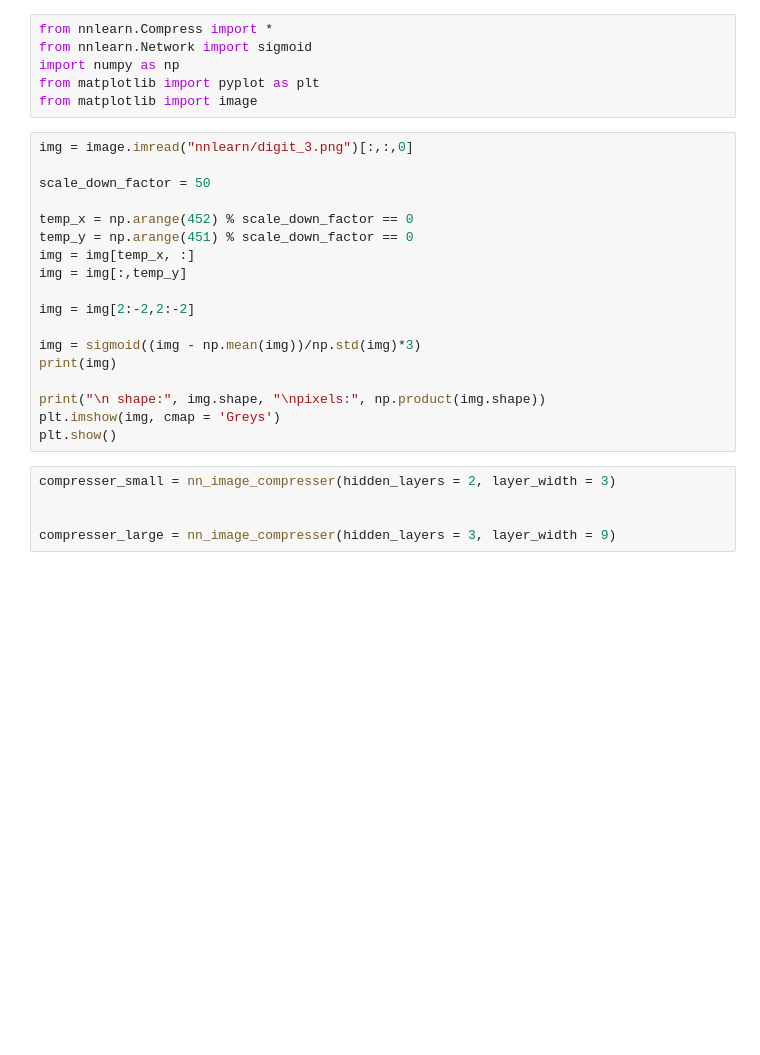
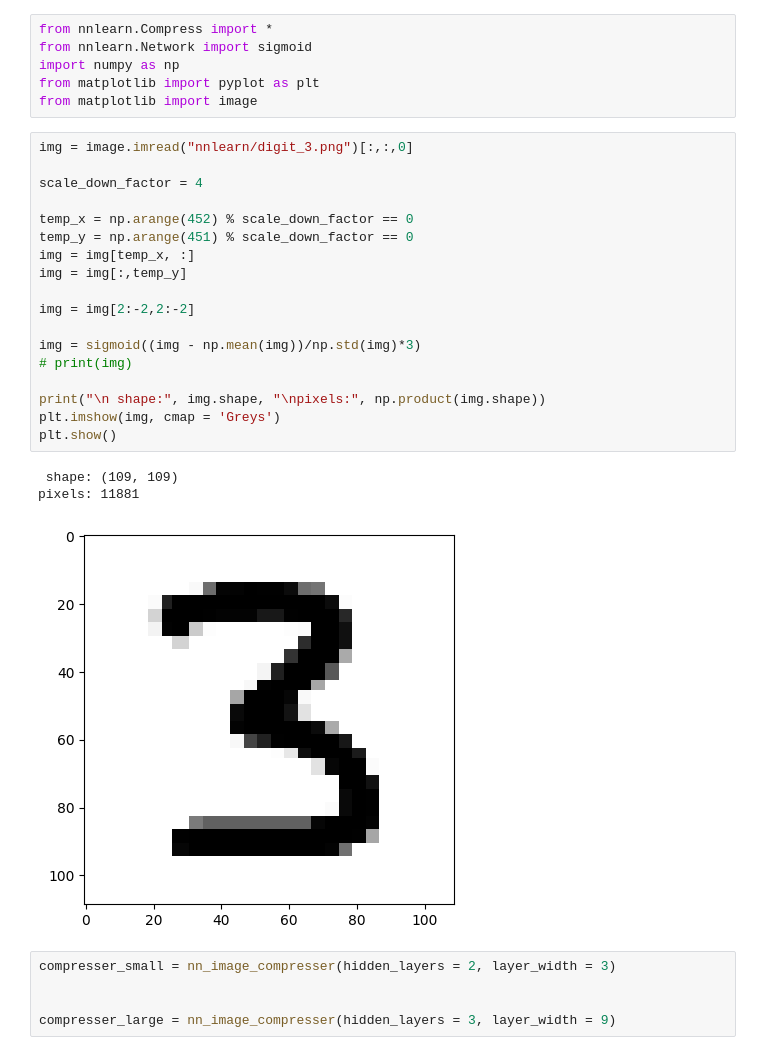
Before and after one commit to morganhawkins/NeuralNetwork, a Jupyter notebook: test_compresser.ipynb, the cells around one changed output. Drawn from its saved outputs; the diff is of its cells as text; blank space fills up the shorter version.

Commit message:
better plots, add noise to simul data

```diff
--- a/test_compresser.ipynb
+++ b/test_compresser.ipynb
@@ -7,21 +7,25 @@ from matplotlib import image
 # %%
 img = image.imread("nnlearn/digit_3.png")[:,:,0]
 
-scale_down_factor = 50
+scale_down_factor = 4
 
 temp_x = np.arange(452) % scale_down_factor == 0
 temp_y = np.arange(451) % scale_down_factor == 0
 img = img[temp_x, :]
 img = img[:,temp_y]
 
 img = img[2:-2,2:-2]
 
 img = sigmoid((img - np.mean(img))/np.std(img)*3)
-print(img)
+# print(img)
 
 print("\n shape:", img.shape, "\npixels:", np.product(img.shape))
 plt.imshow(img, cmap = 'Greys')
 plt.show()
+# %% [output]
+ shape: (109, 109)
+pixels: 11881
+[figure, added]
 # %%
 compresser_small = nn_image_compresser(hidden_layers = 2, layer_width = 3)
 
```
Also changed, not shown: parts of 3 cells of this notebook.
